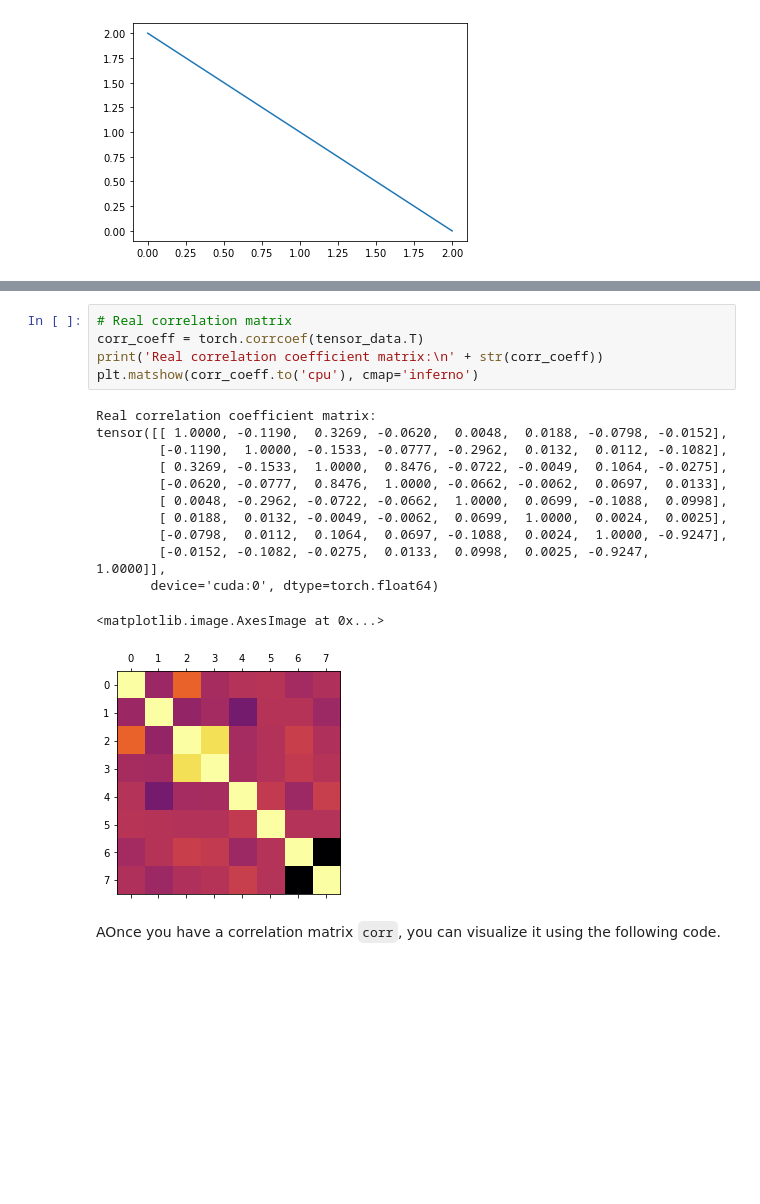
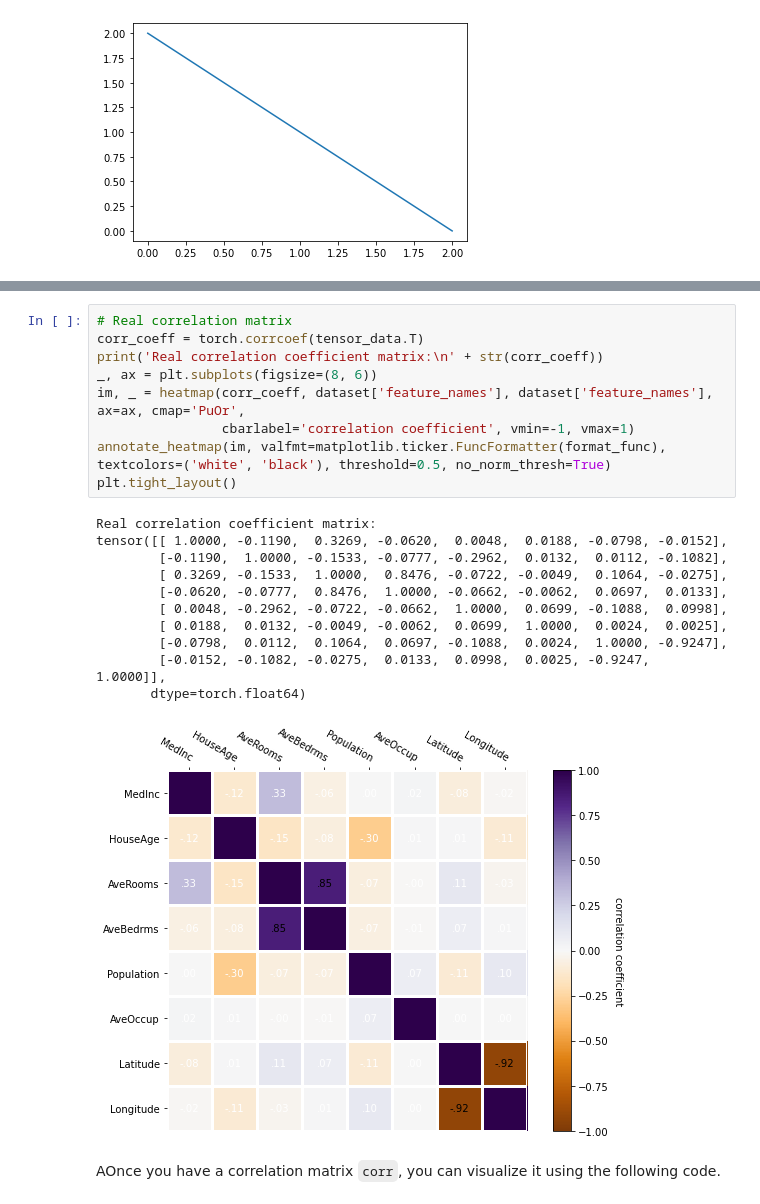
Before and after one commit to lauralex/ML-homework1, a Jupyter notebook: notebooks/linearRegression_homework.ipynb, the cells around one changed output, grey strips where cells are left out. Saved outputs shown, nothing was run; the diff lists cells and outputs as text; blank space fills up the shorter version.

Commit message:
double-threshold color-mapping for corr-matrix
Signed-off-by: Alessandro Bellia <casildaserrano@yahoo.it>

```diff
--- a/notebooks/linearRegression_homework.ipynb
+++ b/notebooks/linearRegression_homework.ipynb
@@ -121,21 +251,24 @@ tensor([[ 1., -1.],
 # %%
 # Real correlation matrix
 corr_coeff = torch.corrcoef(tensor_data.T)
 print('Real correlation coefficient matrix:\n' + str(corr_coeff))
-plt.matshow(corr_coeff.to('cpu'), cmap='inferno')
+_, ax = plt.subplots(figsize=(8, 6))
+im, _ = heatmap(corr_coeff, dataset['feature_names'], dataset['feature_names'], ax=ax, cmap='PuOr',
+                cbarlabel='correlation coefficient', vmin=-1, vmax=1)
+annotate_heatmap(im, valfmt=matplotlib.ticker.FuncFormatter(format_func), textcolors=('white', 'black'), threshold=0.5, no_norm_thresh=True)
+plt.tight_layout()
 # %% [output]
 Real correlation coefficient matrix:
 tensor([[ 1.0000, -0.1190,  0.3269, -0.0620,  0.0048,  0.0188, -0.0798, -0.0152],
         [-0.1190,  1.0000, -0.1533, -0.0777, -0.2962,  0.0132,  0.0112, -0.1082],
         [ 0.3269, -0.1533,  1.0000,  0.8476, -0.0722, -0.0049,  0.1064, -0.0275],
         [-0.0620, -0.0777,  0.8476,  1.0000, -0.0662, -0.0062,  0.0697,  0.0133],
         [ 0.0048, -0.2962, -0.0722, -0.0662,  1.0000,  0.0699, -0.1088,  0.0998],
         [ 0.0188,  0.0132, -0.0049, -0.0062,  0.0699,  1.0000,  0.0024,  0.0025],
         [-0.0798,  0.0112,  0.1064,  0.0697, -0.1088,  0.0024,  1.0000, -0.9247],
         [-0.0152, -0.1082, -0.0275,  0.0133,  0.0998,  0.0025, -0.9247,  1.0000]],
-       device='cuda:0', dtype=torch.float64)
+       dtype=torch.float64)
-<matplotlib.image.AxesImage at 0x...>
-[figure, old version]
+[figure, new version]
 # %% [markdown]
 AOnce you have a correlation matrix `corr`, you can visualize it using the following code.
 # %%
```
Also changed, not shown: parts of 4 cells of this notebook.
